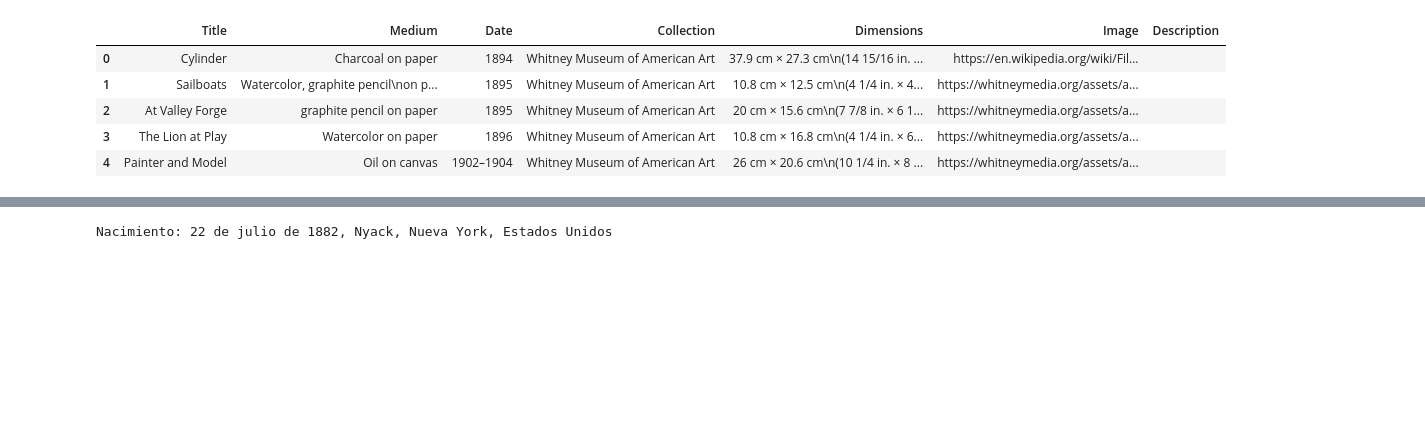
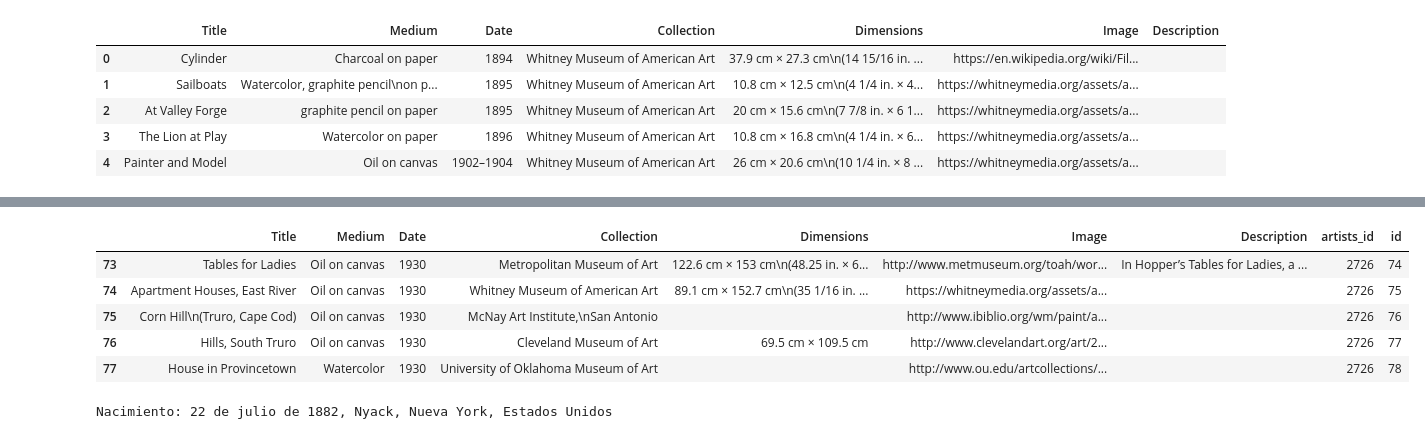
Before and after one commit to NereaRiveiro/Galician-who-, a Jupyter notebook: data/hopper.ipynb, the cells around one changed output, grey strips where cells are left out. Cells and saved outputs as stored; diff of their text form; code cells hidden in the pictures; blank space fills up the shorter version.

```diff
--- a/data/hopper.ipynb
+++ b/data/hopper.ipynb
@@ -254,3 +233,12 @@ df['artists_id'] = new_col
+# %%
+hopper_ad.loc[[73, 74, 75, 76, 77]]
+# %% [output]
+|  | Title | Medium | Date | Collection | Dimensions | Image | Description | artists_id | id |
+| 73 | Tables for Ladies | Oil on canvas | 1930 | Metropolitan Museum of Art | 122.6 cm × 153 cm\n(48.25 in. × 6... | http://www.metmuseum.org/toah/wor... | In Hopper’s Tables for Ladies, a ... | 2726 | 74 |
+| 74 | Apartment Houses, East River | Oil on canvas | 1930 | Whitney Museum of American Art | 89.1 cm × 152.7 cm\n(35 1/16 in. ... | https://whitneymedia.org/assets/a... |  | 2726 | 75 |
+| 75 | Corn Hill\n(Truro, Cape Cod) | Oil on canvas | 1930 | McNay Art Institute,\nSan Antonio |  | http://www.ibiblio.org/wm/paint/a... |  | 2726 | 76 |
+| 76 | Hills, South Truro | Oil on canvas | 1930 | Cleveland Museum of Art | 69.5 cm × 109.5 cm | http://www.clevelandart.org/art/2... |  | 2726 | 77 |
+| 77 | House in Provincetown | Watercolor | 1930 | University of Oklahoma Museum of Art |  | http://www.ou.edu/artcollections/... |  | 2726 | 78 |
 # %%
 hopper_ad.to_csv('art_hopper.csv', sep=';', index=False)
 # %%
```
Also changed, not shown: parts of 11 cells of this notebook, 8 other files.
